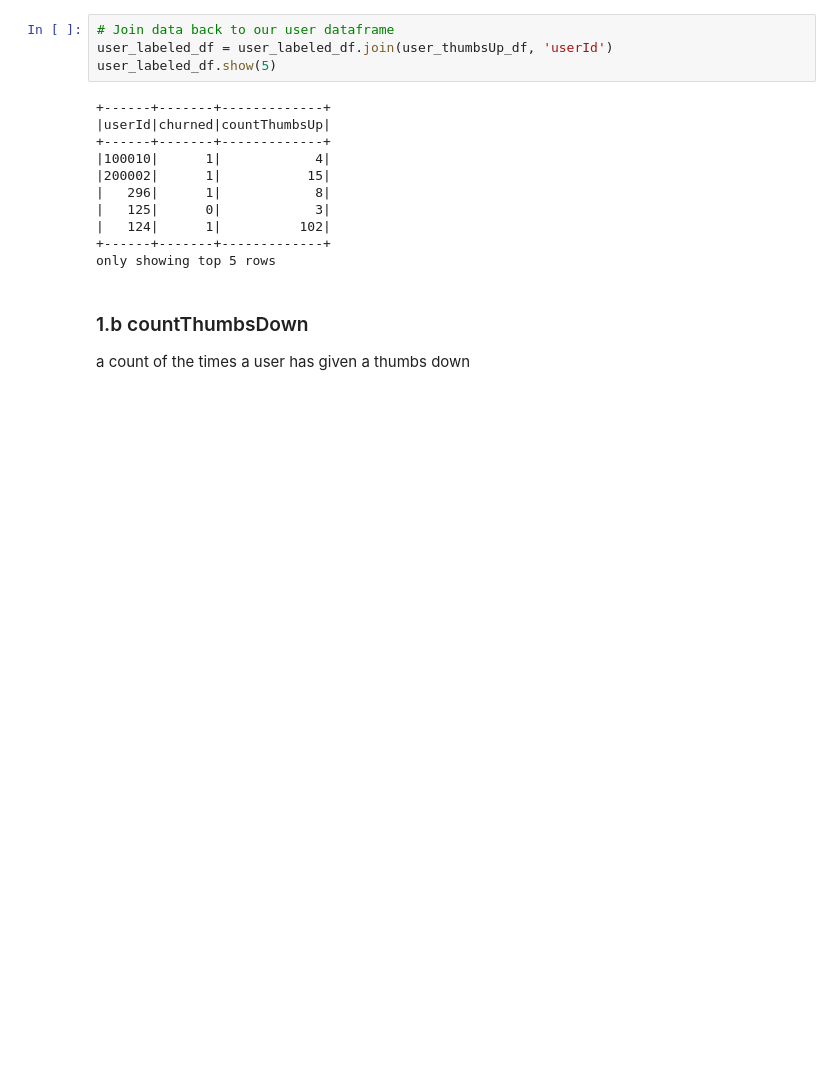
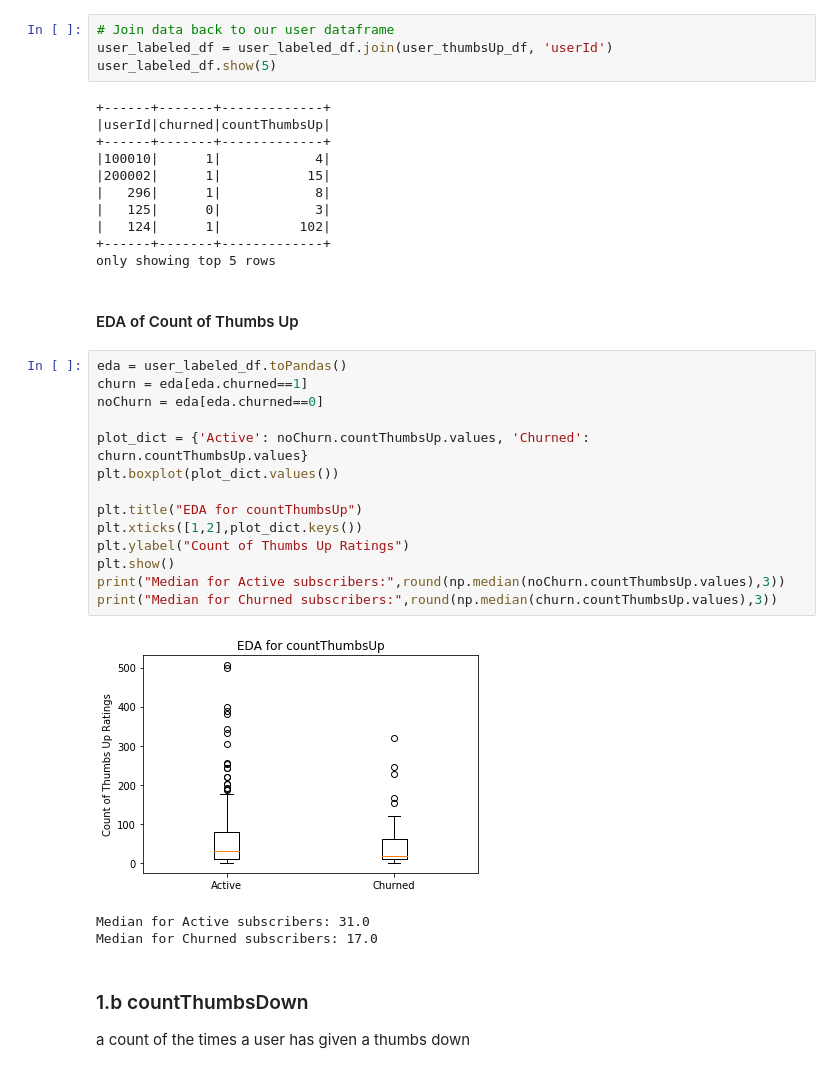
Before and after one commit to hunterkempf/Sparkify_Churn, a Jupyter notebook: Spark-Capstone-ML.ipynb, the cells around one changed output. Cells and saved outputs as stored; diff of their text form; blank space fills up the shorter version.

```diff
--- a/Spark-Capstone-ML.ipynb
+++ b/Spark-Capstone-ML.ipynb
@@ -238,6 +267,26 @@ user_labeled_df.show(5)
 |   124|      1|          102|
 +------+-------+-------------+
 only showing top 5 rows
+# %% [markdown]
+#### EDA of Count of Thumbs Up
+# %%
+eda = user_labeled_df.toPandas()
+churn = eda[eda.churned==1]
+noChurn = eda[eda.churned==0]
+
+plot_dict = {'Active': noChurn.countThumbsUp.values, 'Churned': churn.countThumbsUp.values}
+plt.boxplot(plot_dict.values())
+
+plt.title("EDA for countThumbsUp")
+plt.xticks([1,2],plot_dict.keys())
+plt.ylabel("Count of Thumbs Up Ratings")
+plt.show()
+print("Median for Active subscribers:",round(np.median(noChurn.countThumbsUp.values),3))
+print("Median for Churned subscribers:",round(np.median(churn.countThumbsUp.values),3))
+# %% [output]
+[figure, added]
+Median for Active subscribers: 31.0
+Median for Churned subscribers: 17.0
 # %% [markdown]
 ### 1.b countThumbsDown
 a count of the times a user has given a thumbs down
```
Also changed, not shown: parts of 33 cells of this notebook.
